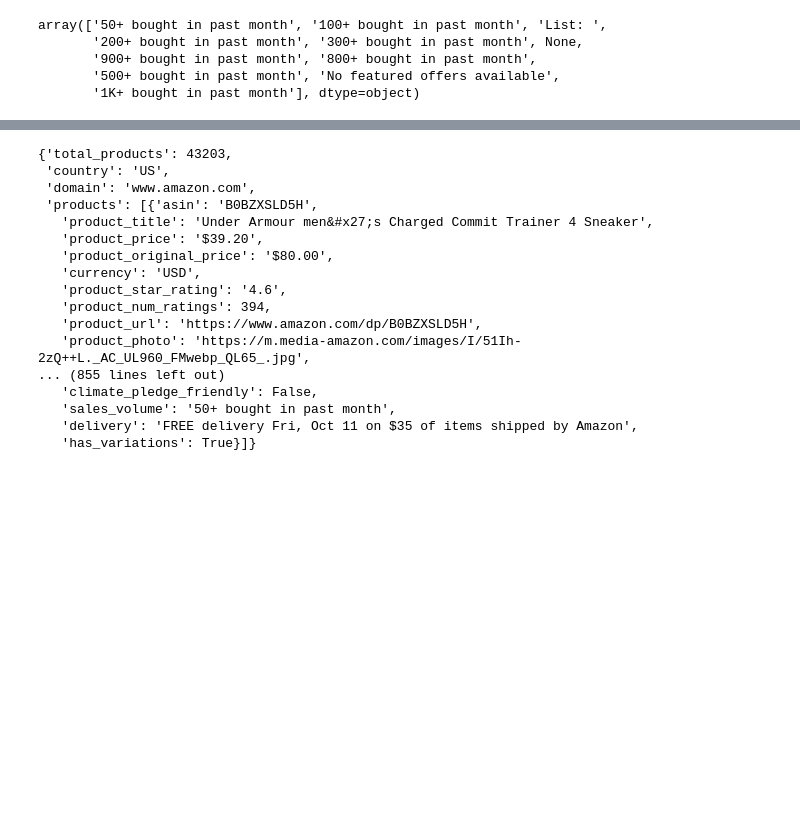
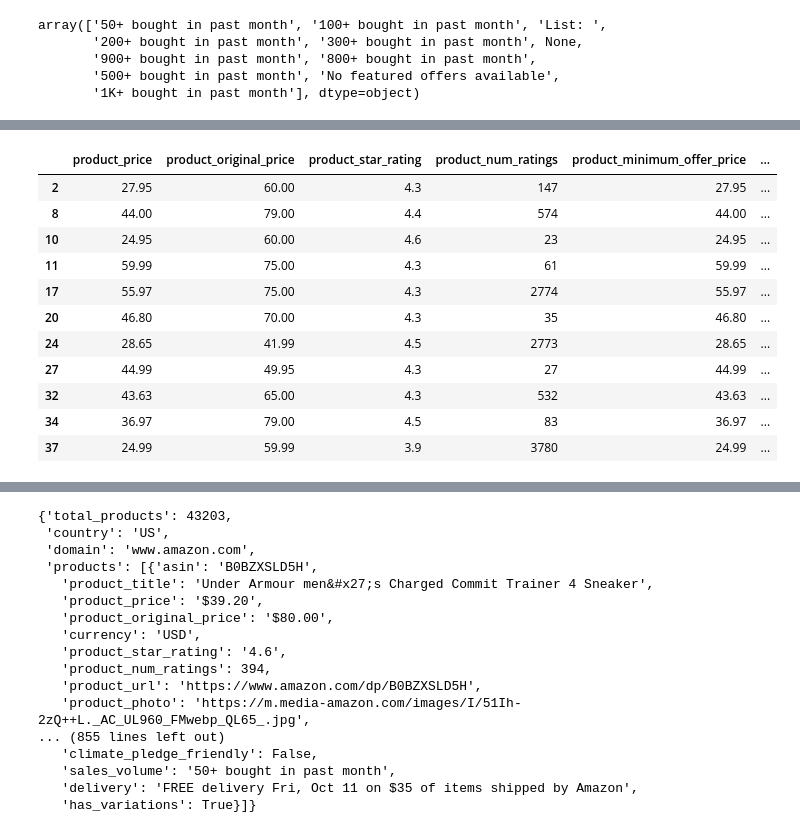
Before and after one commit to santiagoahl/amazon-mlops-dashboard, a Jupyter notebook: notebooks/tennis_demand.ipynb, the cells around one changed output, grey strips where cells are left out. Saved outputs shown, nothing was run; the diff lists cells and outputs as text; code cells hidden in the pictures; blank space fills up the shorter version.

```diff
--- a/notebooks/tennis_demand.ipynb
+++ b/notebooks/tennis_demand.ipynb
@@ -97,0 +159,15 @@ KeyError: 'total_products'
+# %%
+filtered_columns = [
+    'product_price',
+    'product_original_price',
+    'product_star_rating',
+    'product_num_ratings',
+    'product_minimum_offer_price',
+    'is_prime',
+    'climate_pledge_friendly',
+    'has_variations',
+    'coupon_text',
+    'sales_volume'
+]
+# %%
+tenis_data_filtered = tenis_data[filtered_columns]
@@ -97,0 +186,2 @@ KeyError: 'total_products'
+# %%
+tenis_data_processed = tenis_data_filtered.copy()
@@ -97,0 +202,15 @@ KeyError: 'total_products'
+# %%
+tenis_data_processed[tenis_data_processed['sales_volume']=='List: ']
+# %% [output]
+|  | product_price | product_original_price | product_star_rating | product_num_ratings | product_minimum_offer_price | ... |
+| 2 | 27.95 | 60.00 | 4.3 | 147 | 27.95 | ... |
+| 8 | 44.00 | 79.00 | 4.4 | 574 | 44.00 | ... |
+| 10 | 24.95 | 60.00 | 4.6 | 23 | 24.95 | ... |
+| 11 | 59.99 | 75.00 | 4.3 | 61 | 59.99 | ... |
+| 17 | 55.97 | 75.00 | 4.3 | 2774 | 55.97 | ... |
+| 20 | 46.80 | 70.00 | 4.3 | 35 | 46.80 | ... |
+| 24 | 28.65 | 41.99 | 4.5 | 2773 | 28.65 | ... |
+| 27 | 44.99 | 49.95 | 4.3 | 27 | 44.99 | ... |
+| 32 | 43.63 | 65.00 | 4.3 | 532 | 43.63 | ... |
+| 34 | 36.97 | 79.00 | 4.5 | 83 | 36.97 | ... |
+| 37 | 24.99 | 59.99 | 3.9 | 3780 | 24.99 | ... |
```
Also changed, not shown: parts of 32 cells of this notebook, 2 other files.
